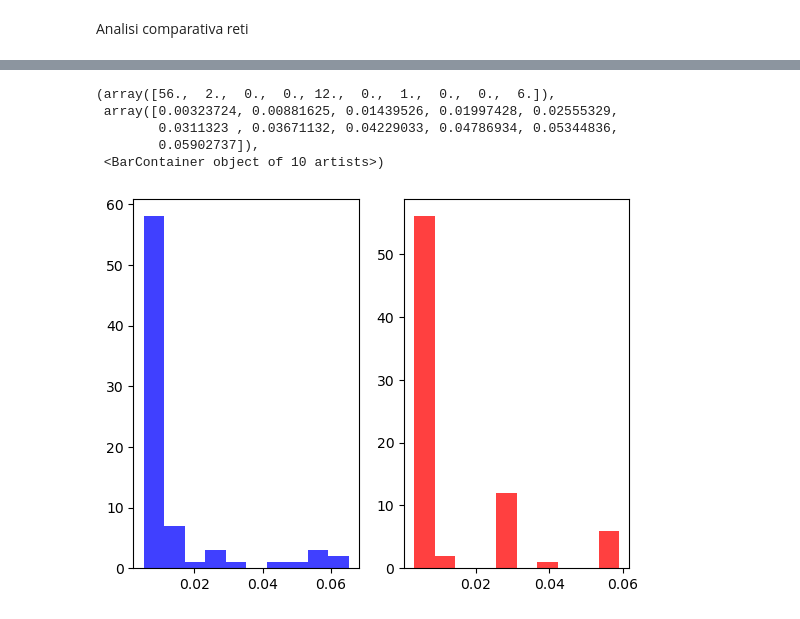
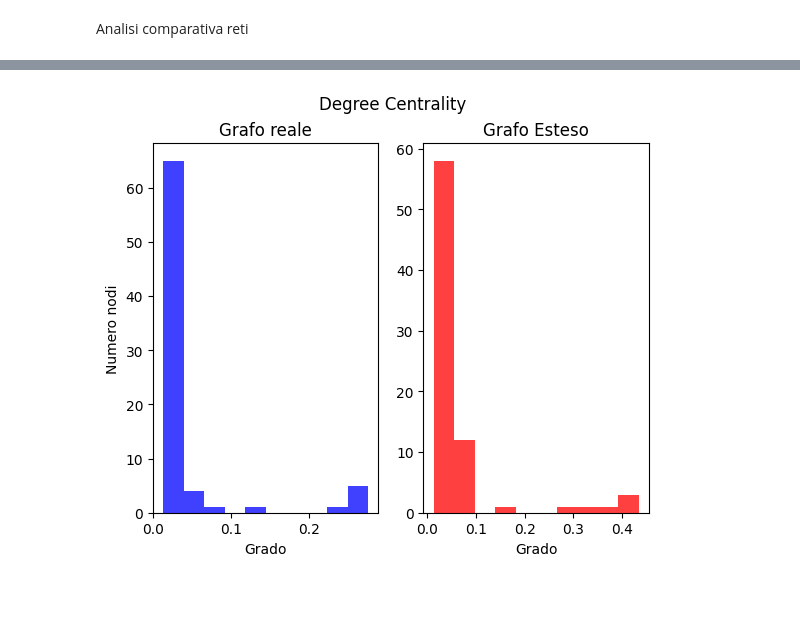
Before and after one commit to Vegaz10/Coautori_SocialComputing, a Jupyter notebook: progetto-Bariviera_Massarutto_Mattarelli_Puzzer.ipynb, the cells around one changed output, grey strips where cells are left out. Saved outputs shown, nothing was run; the diff lists cells and outputs as text; code cells hidden in the pictures.

```diff
--- a/progetto-Bariviera_Massarutto_Mattarelli_Puzzer.ipynb
+++ b/progetto-Bariviera_Massarutto_Mattarelli_Puzzer.ipynb
@@ -591,5 +543,29 @@ interactive_extended_graph= pv.network.Network(height= '600px',
 
 interactive_extended_graph.from_nx(extended_coautorship_graph)
 interactive_extended_graph.save_graph('visualizations\\interactive_extended_graph.html')
+# %%
+##  plotta i df
+
+
+def index_plotter(index, xlabel, ylabel):
+    plt.subplot(1, 2, 1)
+
+    plt.hist(coauthorship_df[index],
+            alpha=0.75,
+            bins=10,
+            color='blue')
+    plt.xlabel(xlabel)
+    plt.ylabel(ylabel)
+    plt.title('Grafo reale')
+
+    plt.subplot(1, 2, 2)
+    plt.hist(coauthorship_extended_df[index],
+            alpha=0.75,
+            bins=10,
+            color= 'red')
+    plt.xlabel(xlabel)
+    plt.title('Grafo Esteso')
+
+    plt.suptitle(index)
 # %% [markdown]
 Analisi comparativa reti
@@ -694,19 +572,6 @@ plt.hist(coauthorship_extended_df['HITS Hubs'],
-# %%
-plt.subplot(1, 2, 1)
-plt.hist(coauthorship_df['HITS Authorities'],
-         alpha=0.75,
-         bins=10,
-         color= 'blue')
-
-plt.subplot(1, 2, 2)
-plt.hist(coauthorship_extended_df['HITS Authorities'],
-         alpha=0.75,
-         bins=10,
-         color= 'red')
-# %% [output]
-(array([56.,  2.,  0.,  0., 12.,  0.,  1.,  0.,  0.,  6.]),
- array([0.00323724, 0.00881625, 0.01439526, 0.01997428, 0.02555329,
-        0.0311323 , 0.03671132, 0.04229033, 0.04786934, 0.05344836,
-        0.05902737]),
- <BarContainer object of 10 artists>)
-[figure, removed]
+# %%
+## Degree Centrality
+
+index_plotter('Degree Centrality', 'Grado', 'Numero nodi')
+# %% [output]
+[figure, added]
```
Also changed, not shown: parts of 18 cells of this notebook, 7 other files.
